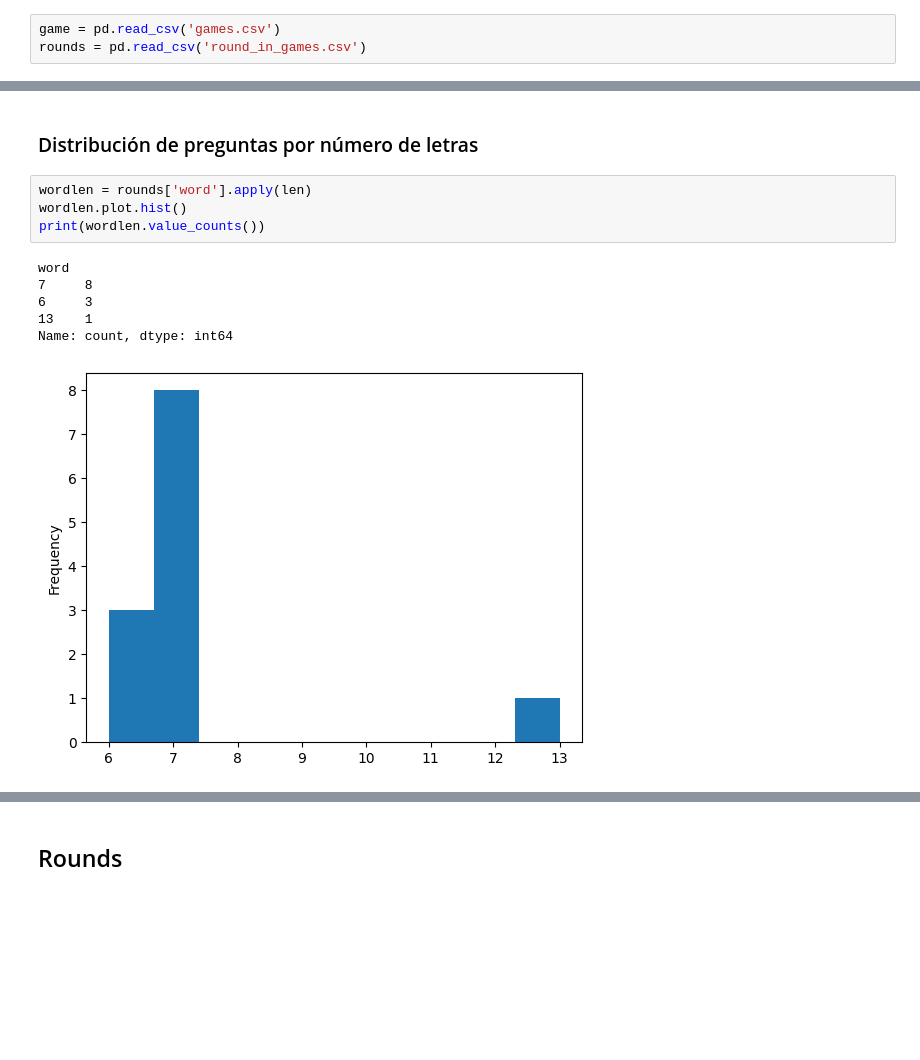
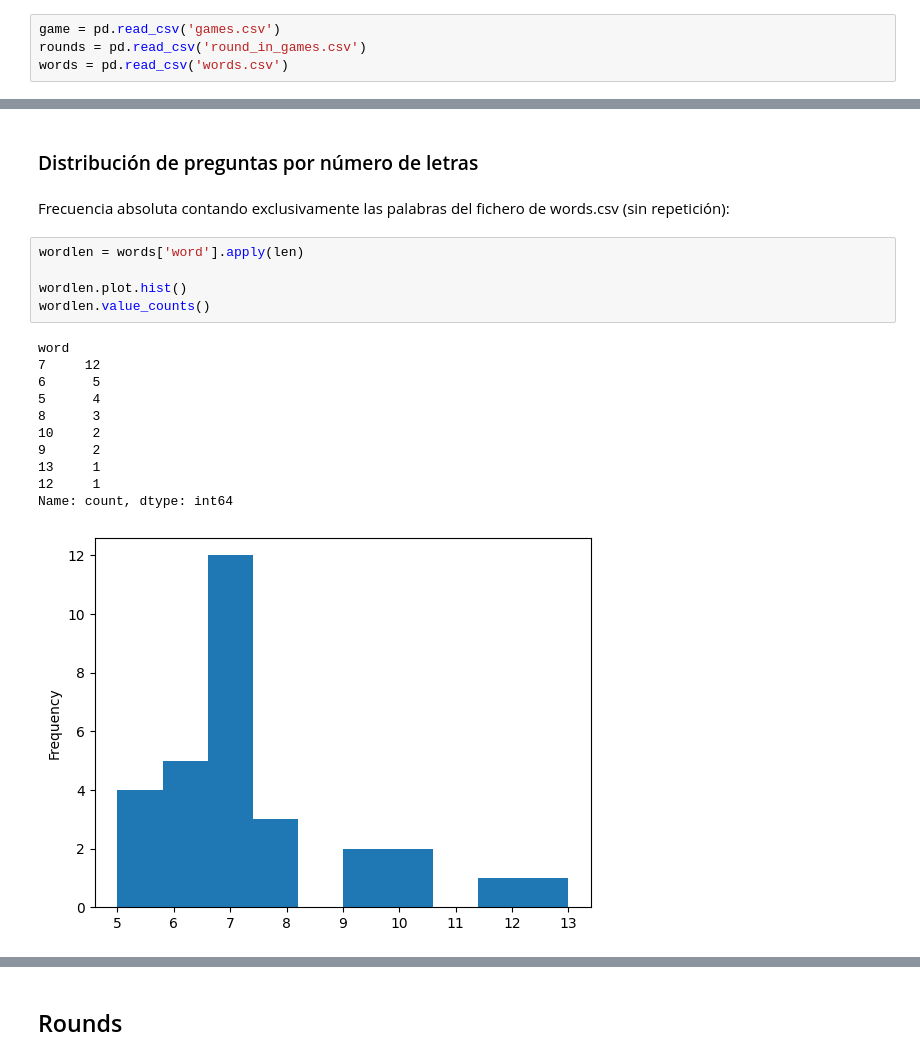
Before and after one commit to eyuste-FS/AhorcadoPython, a Jupyter notebook: hangman.ipynb, the cells around one changed output, grey strips where cells are left out. Cells and saved outputs as stored; diff of their text form; blank space fills up the shorter version.

```diff
--- a/hangman.ipynb
+++ b/hangman.ipynb
@@ -7,18 +6,27 @@ import matplotlib.pyplot as plt
 # %%
 game = pd.read_csv('games.csv')
 rounds = pd.read_csv('round_in_games.csv')
+words = pd.read_csv('words.csv')
 # %% [markdown]
 ## Words
 # %% [markdown]
 ### Distribución de preguntas por número de letras
+# %% [markdown]
+Frecuencia absoluta contando exclusivamente las palabras del fichero de words.csv (sin repetición):
 # %%
-wordlen = rounds['word'].apply(len)
+wordlen = words['word'].apply(len)
+
 wordlen.plot.hist()
-print(wordlen.value_counts())
+wordlen.value_counts()
 # %% [output]
 word
-7     8
-6     3
-13    1
+7     12
+6      5
+5      4
+8      3
+10     2
+9      2
+13     1
+12     1
 Name: count, dtype: int64
-[figure, old version]
+[figure, new version]
```
Also changed, not shown: parts of 11 cells of this notebook.
